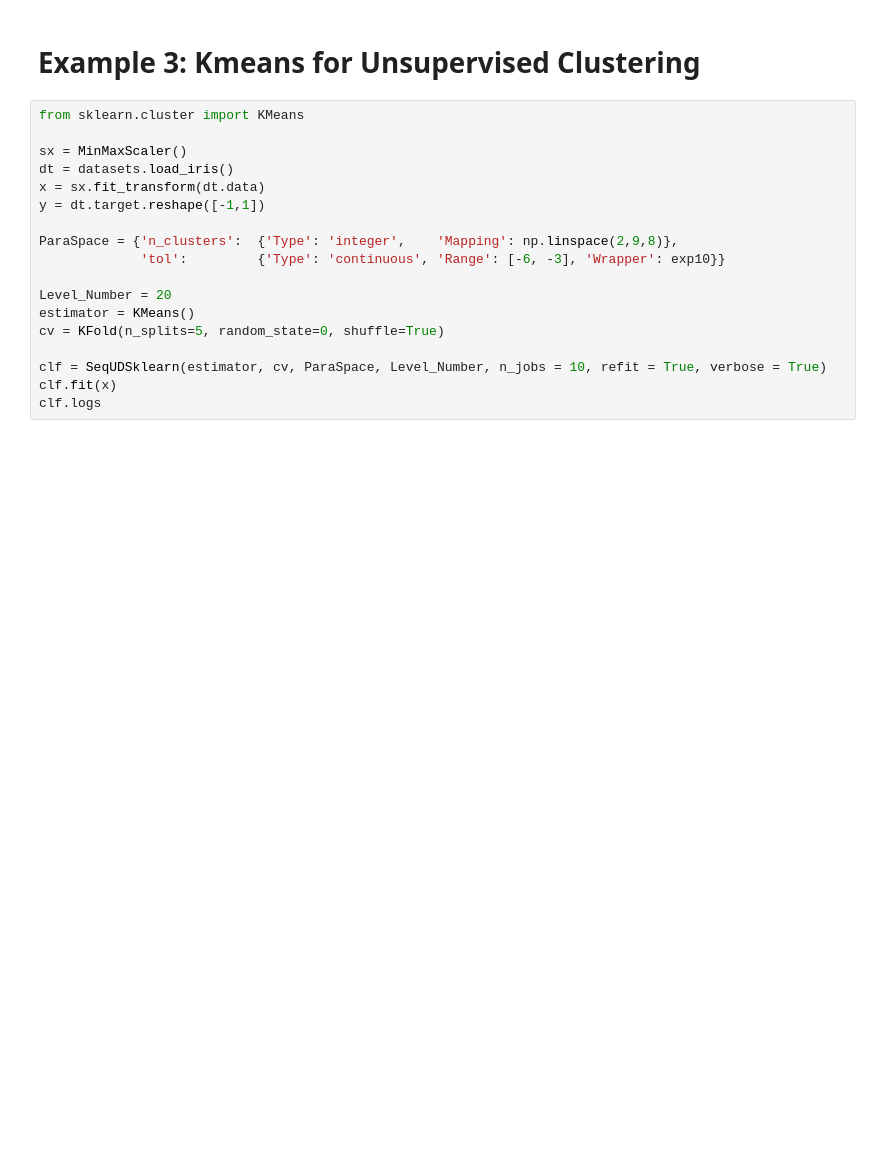
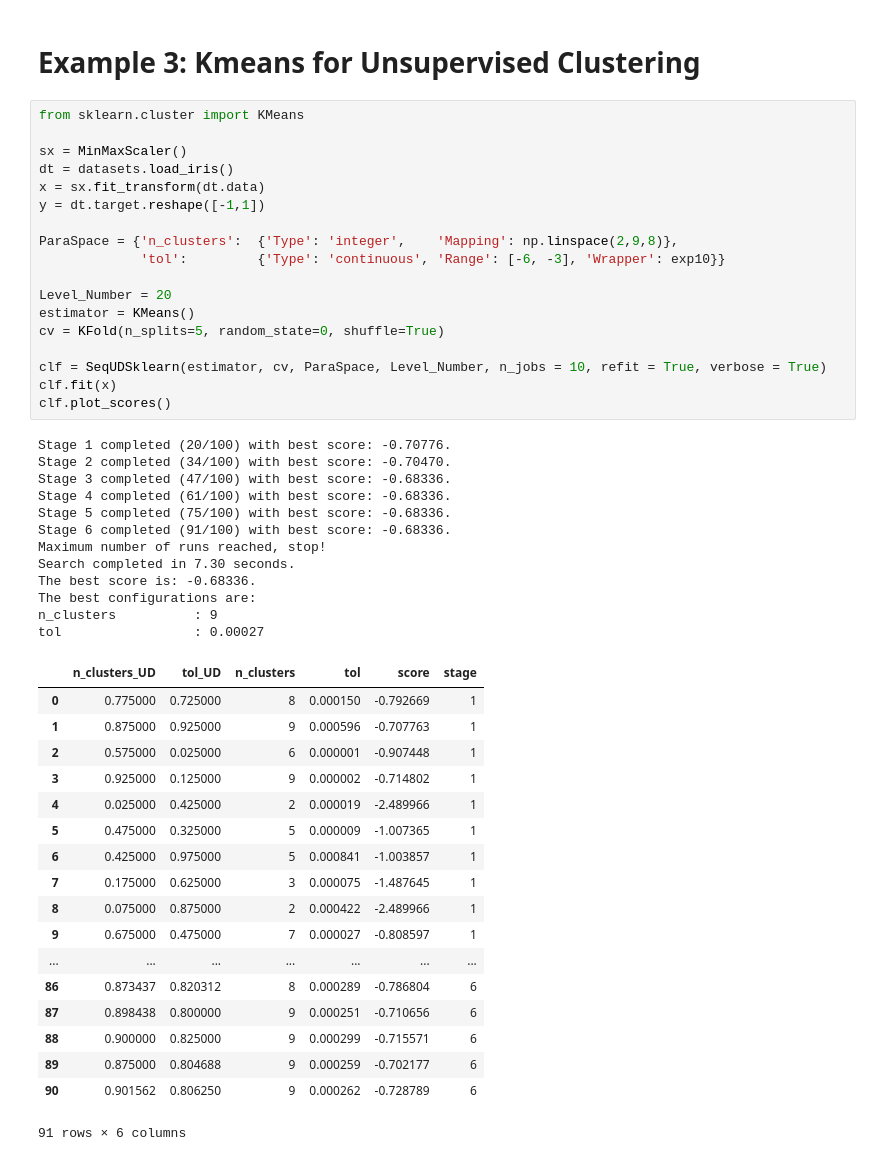
Before and after one commit to ZebinYang/SeqUD, a Jupyter notebook: examples/demo_sequd_sklearn.ipynb, the cells around one changed output. Saved outputs shown, nothing was run; the diff lists cells and outputs as text; blank space fills up the shorter version.

```diff
--- a/examples/demo_sequd_sklearn.ipynb
+++ b/examples/demo_sequd_sklearn.ipynb
@@ -94,18 +129,49 @@ clf.logs
 # %%
 from sklearn.cluster import KMeans
 
 sx = MinMaxScaler()
 dt = datasets.load_iris()
 x = sx.fit_transform(dt.data)
 y = dt.target.reshape([-1,1])
 
 ParaSpace = {'n_clusters':  {'Type': 'integer',    'Mapping': np.linspace(2,9,8)},
              'tol':         {'Type': 'continuous', 'Range': [-6, -3], 'Wrapper': exp10}}
 
 Level_Number = 20
 estimator = KMeans()
 cv = KFold(n_splits=5, random_state=0, shuffle=True)
 
 clf = SeqUDSklearn(estimator, cv, ParaSpace, Level_Number, n_jobs = 10, refit = True, verbose = True)
 clf.fit(x)
-clf.logs
+clf.plot_scores()
+# %% [output]
+Stage 1 completed (20/100) with best score: -0.70776.
+Stage 2 completed (34/100) with best score: -0.70470.
+Stage 3 completed (47/100) with best score: -0.68336.
+Stage 4 completed (61/100) with best score: -0.68336.
+Stage 5 completed (75/100) with best score: -0.68336.
+Stage 6 completed (91/100) with best score: -0.68336.
+Maximum number of runs reached, stop!
+Search completed in 7.30 seconds.
+The best score is: -0.68336.
+The best configurations are:
+n_clusters          : 9
+tol                 : 0.00027
+|  | n_clusters_UD | tol_UD | n_clusters | tol | score | stage |
+| 0 | 0.775000 | 0.725000 | 8 | 0.000150 | -0.792669 | 1 |
+| 1 | 0.875000 | 0.925000 | 9 | 0.000596 | -0.707763 | 1 |
+| 2 | 0.575000 | 0.025000 | 6 | 0.000001 | -0.907448 | 1 |
+| 3 | 0.925000 | 0.125000 | 9 | 0.000002 | -0.714802 | 1 |
+| 4 | 0.025000 | 0.425000 | 2 | 0.000019 | -2.489966 | 1 |
+| 5 | 0.475000 | 0.325000 | 5 | 0.000009 | -1.007365 | 1 |
+| 6 | 0.425000 | 0.975000 | 5 | 0.000841 | -1.003857 | 1 |
+| 7 | 0.175000 | 0.625000 | 3 | 0.000075 | -1.487645 | 1 |
+| 8 | 0.075000 | 0.875000 | 2 | 0.000422 | -2.489966 | 1 |
+| 9 | 0.675000 | 0.475000 | 7 | 0.000027 | -0.808597 | 1 |
+| ... | ... | ... | ... | ... | ... | ... |
+| 86 | 0.873437 | 0.820312 | 8 | 0.000289 | -0.786804 | 6 |
+| 87 | 0.898438 | 0.800000 | 9 | 0.000251 | -0.710656 | 6 |
+| 88 | 0.900000 | 0.825000 | 9 | 0.000299 | -0.715571 | 6 |
+| 89 | 0.875000 | 0.804688 | 9 | 0.000259 | -0.702177 | 6 |
+| 90 | 0.901562 | 0.806250 | 9 | 0.000262 | -0.728789 | 6 |
+91 rows × 6 columns
```
Also changed, not shown: parts of 4 cells of this notebook, 2 other files.
